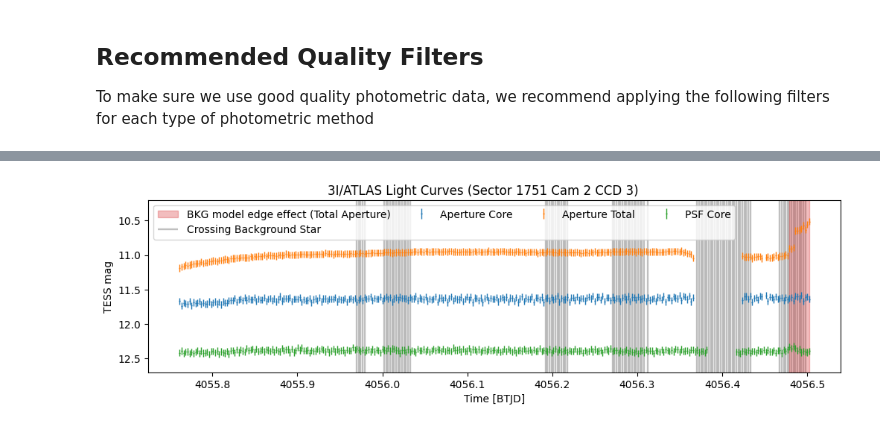
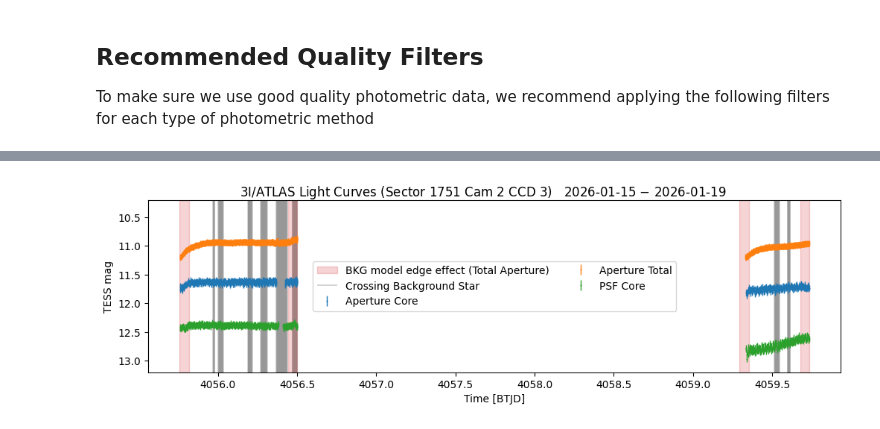
Before and after one commit to tessgi/tess-3i, a Jupyter notebook: notebooks/2026/open_hlsp_data.ipynb, the cells around one changed output, grey strips where cells are left out. Cells and saved outputs as stored; diff of their text form; code cells hidden in the pictures.

Commit message:
adding second part of s1751a total 513 cadences

```diff
--- a/notebooks/2026/open_hlsp_data.ipynb
+++ b/notebooks/2026/open_hlsp_data.ipynb
@@ -379,13 +380,13 @@ plt.show()
 We can do similar things with the second aperture light curve (for the core + tail) and the PSF light curve, this time we use the generic file reader from `lightkurve` to load a different HDU extension
 # %%
 lc_total = lk.io.generic.read_generic_lightcurve(
-    "../../data/2026/hlsp_tess-3i_tess_ffi_3iatlas-s1751-cam2-ccd3_tess_v1.0_lc.fits",
+    "../../data/2026/hlsp_tess-3i_tess_ffi_3iatlas-s1751-cam2-ccd3_tess_v1.1_lc.fits",
     ext=2,
     time_format="btjd",
 )
 
 lc_psf = lk.io.generic.read_generic_lightcurve(
-    "../../data/2026/hlsp_tess-3i_tess_ffi_3iatlas-s1751-cam2-ccd3_tess_v1.0_lc.fits",
+    "../../data/2026/hlsp_tess-3i_tess_ffi_3iatlas-s1751-cam2-ccd3_tess_v1.1_lc.fits",
     ext=3,
     time_format="btjd",
 )
@@ -496,7 +500,7 @@ plt.show()
 We can also inspect the data in the **EXTRA** extension. One relevant array here is the `NPIX_BKGSTAR` which indicates the number of pixels in the photometric aperture which overlap with background stars. This could be a good metric to further clean the light curve for potential remaining contamination.
 # %%
 extra = Table.read(
-    "../../data/2026/hlsp_tess-3i_tess_ffi_3iatlas-s1751-cam2-ccd3_tess_v1.0_lc.fits",
+    "../../data/2026/hlsp_tess-3i_tess_ffi_3iatlas-s1751-cam2-ccd3_tess_v1.1_lc.fits",
     hdu=4,
 )
 extra
@@ -534,18 +538,21 @@ mask_core = (
     (lc_core["flux_fraction"] >= 0.9)
     & (lc_core["quality"] == 0)
     & ~(sigma_clip(np.array(lc_core["flux_bkg"]), sigma=3).mask)
-    )
+    & ~(sigma_clip(np.array(lc_core["flux_err"]), sigma=3).mask)
+)
 
 # total aperture
 mask_total = (
     (lc_total["flux_fraction"] >= 0.9)
     & (lc_total["quality"] == 0)
-    & ~(sigma_clip(np.array(lc_core["flux_bkg"]), sigma=3).mask)
+    # & ~(sigma_clip(np.array(lc_core["flux_bkg"]), sigma=3).mask)
+    & ~(sigma_clip(np.array(lc_total["flux_err"]), sigma=3).mask)
 )
 
 # psf photometry
 # we select cadences with high quality fraction and good quality flag
-mask_psf= (
-    (lc_psf["quality"] == 0) &
-    (lc_psf["quality_fraction"] >= 0.95)
+mask_psf = (
+    (lc_psf["quality"] == 0)
+    & (lc_psf["quality_fraction"] >= 0.95)
+    & ~(sigma_clip(np.array(lc_psf["flux_err"]), sigma=3).mask)
 )
@@ -555,7 +559,9 @@ WARNING: Input data contains invalid values (NaNs or infs), which were automatic
 # %%
 fig, ax = plt.subplots(1, 1, figsize=(12, 3))
 fig.suptitle(
-    f"3I/ATLAS Light Curves (Sector {lc_core.sector} Cam {lc_core.camera} CCD {lc_core.ccd})", y=0.95
+    f"3I/ATLAS Light Curves (Sector {lc_core.sector} Cam {lc_core.camera} CCD {lc_core.ccd})"
+    f"   {lc_core.time[0].iso[:10]} $-$ {lc_core.time[-1].iso[:10]}",
+    y=0.95,
 )
 
 ax.errorbar(
@@ -583,40 +589,62 @@ ax.errorbar(
     fmt=".",
     lw=1,
     ms=1,
     label="PSF Core",
 )
 
 # we plot the time ranges affected by background model edge effects
 ax.axvspan(
-    lc_total["time"][-11].value,
+    lc_total["time"][0].value,
+    lc_total["time"][25].value,
+    color="tab:red",
+    alpha=0.2,
+    label="BKG model edge effect (Total Aperture)",
+)
+ax.axvspan(
+    lc_total["time"][321-25].value,
+    lc_total["time"][321].value,
+    color="tab:red",
+    alpha=0.2,
+    # label="BKG model edge effect (Total Aperture)"
+    )
+ax.axvspan(
+    lc_total["time"][322].value,
+    lc_total["time"][322+25].value,
+    color="tab:red",
+    alpha=0.2,
+    # label="BKG model edge effect (Total Aperture)"
+)
+ax.axvspan(
+    lc_total["time"][-25].value,
     lc_total["time"][-1].value,
     color="tab:red",
-    alpha=0.3,
-    label="BKG model edge effect (Total Aperture)"
-    )
+    alpha=0.2,
+    # label="BKG model edge effect (Total Aperture)"
+)
 
 # we highlight the times when the asteroid crosses background stars
 ax.vlines(
     lc_core["time"][extra["NPIX_BKGSTAR_CORE"] > 5].btjd,
     # [4056],
-    ymin=13,
+    ymin=14,
     ymax=10,
     zorder=-1000,
     color="gray",
-    alpha=0.5,
-    lw=1.7,
+    alpha=0.4,
+    lw=1.2,
     label="Crossing Background Star",
 )
 
-ax.legend(loc="upper left", ncols=4)
-ax.set_ylim(10.2,12.7)
+ax.legend(loc="center", ncols=2)
+ax.set_ylim(10.2,13.2)
+# ax.set_xlim(4055.7, 4056.6)
 
 ax.set_xlabel("Time [BTJD]")
 ax.set_ylabel("TESS mag")
 ax.invert_yaxis()
 
 plt.savefig("../../data/2026/figures/tess_3iatlas_spoc_s1751a_lc_clean.png", dpi=300)
 
 plt.show()
 # %% [output]
-[figure, old version]
+[figure, new version]
```
Also changed, not shown: parts of 17 cells of this notebook, 12 other files.
